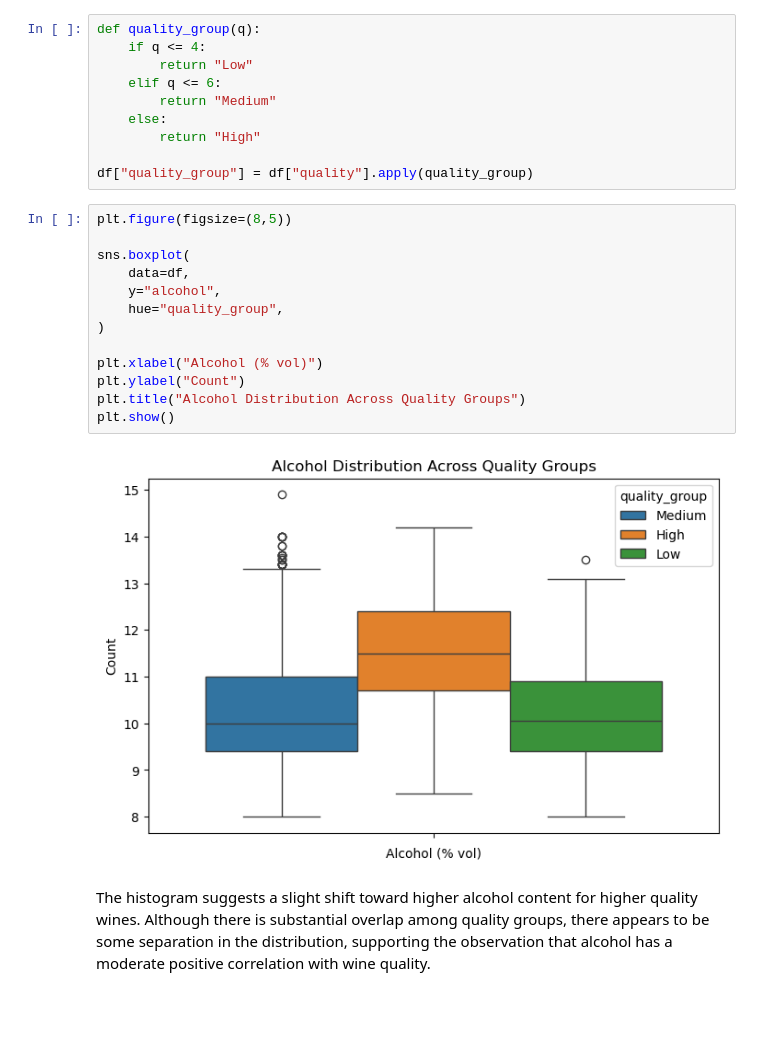
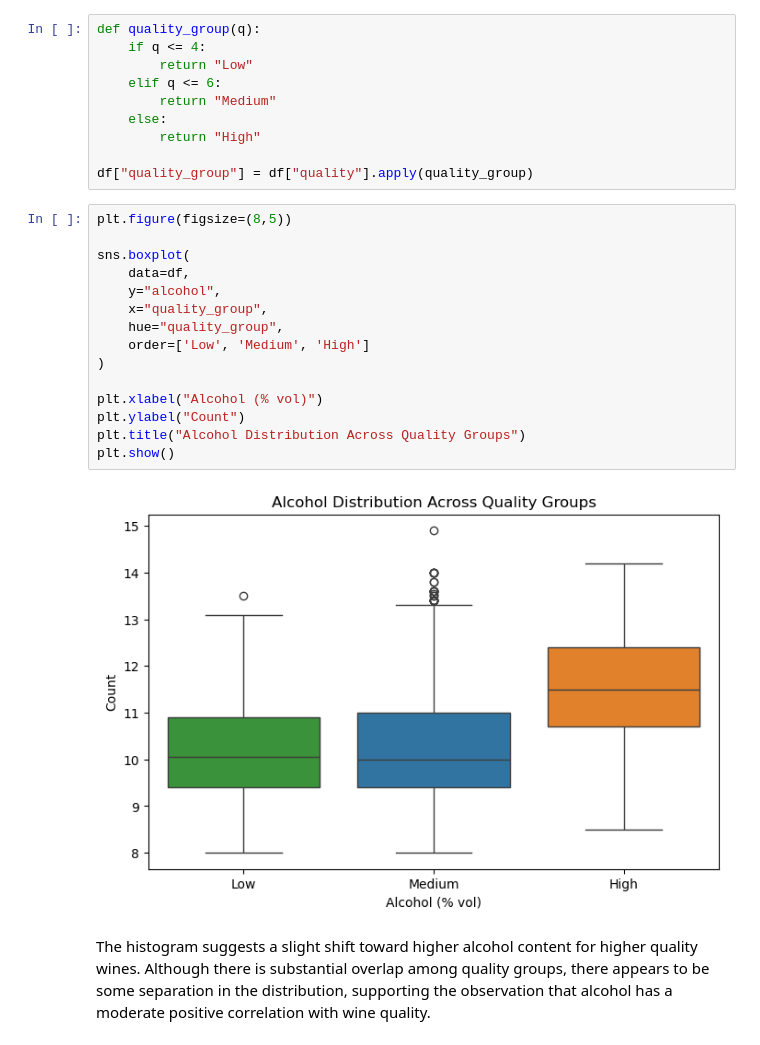
Before and after one commit to COGS108/Group043_WI26, a Jupyter notebook: 03-FinalProject.ipynb, the cells around one changed output. Saved outputs shown, nothing was run; the diff lists cells and outputs as text; blank space fills up the shorter version.

Commit message:
fix: Reordered box plot x-labels

```diff
--- a/03-FinalProject.ipynb
+++ b/03-FinalProject.ipynb
@@ -380,18 +380,20 @@ df["quality_group"] = df["quality"].apply(quality_group)
 # %%
 plt.figure(figsize=(8,5))
 
 sns.boxplot(
     data=df,
     y="alcohol",
+    x="quality_group",
     hue="quality_group",
+    order=['Low', 'Medium', 'High']
 )
 
 plt.xlabel("Alcohol (% vol)")
 plt.ylabel("Count")
 plt.title("Alcohol Distribution Across Quality Groups")
 plt.show()
 # %% [output]
-[figure, old version]
+[figure, new version]
 # %% [markdown]
 The histogram suggests a slight shift toward higher alcohol content for higher quality wines. Although there is substantial overlap among quality groups, there appears to be some separation in the distribution, supporting the observation that alcohol has a moderate positive correlation with wine quality.
 # %%
```
Also changed, not shown: parts of 1 cell of this notebook.
